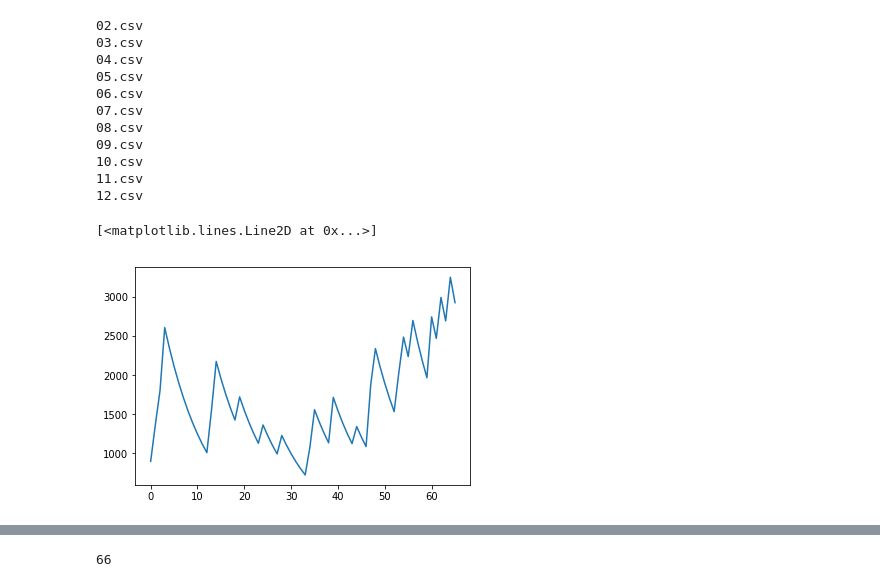
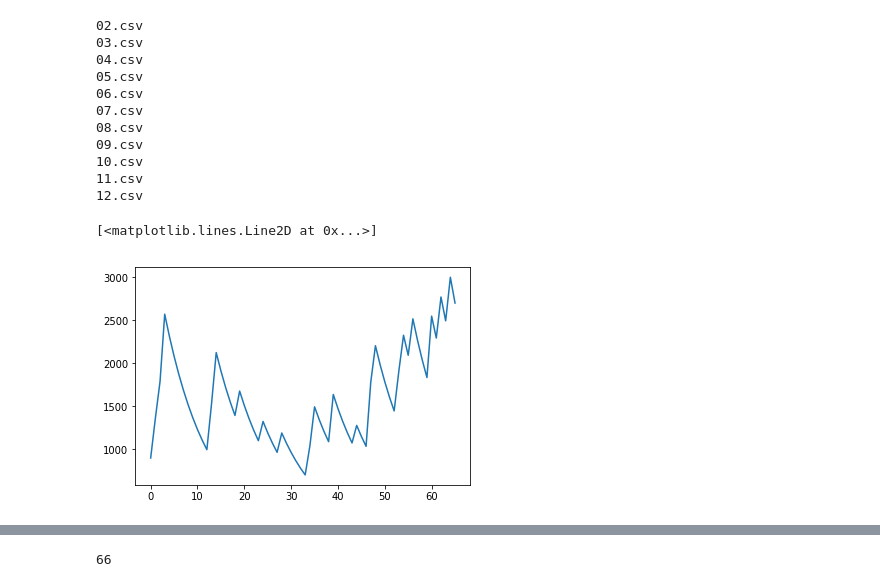
Before and after one commit to greenster3000/fun, a Jupyter notebook: notebooks/elo.ipynb, the cells around one changed output, grey strips where cells are left out. Cells and saved outputs as stored; diff of their text form; code cells hidden in the pictures.

```diff
--- a/notebooks/elo.ipynb
+++ b/notebooks/elo.ipynb
@@ -253,5 +257 @@ df["odds_loss"] = 1 / df.BbMxA
-# %%
-df["win_diff"] =  df.p_win - df.odds_win
-df["draw_diff"] = df.p_draw - df.odds_draw
-df["loss_diff"] = df.p_loss - df.odds_loss
 # %%
@@ -278,15 +278,15 @@ total_staked = 0
 total_won = 0
 money_history = []
 # for row in df[(df.loss_diff < -0.3) & (df.expected < 0.6) & (df.expected > 0.4)].itertuples():
-for row in df[(df.loss_diff < -0.2)].itertuples():
+for row in df[(df.home_diff > 20)].itertuples():
 
     stake = money * percent
     money -= stake
     total_staked += stake
 
-    if row.FTR == "A":
-        money += row.BbMxA * 0.99 * stake
-        total_won += row.BbMxA * 0.99 * stake
+    if row.FTR == "H":
+        money += row.BbMxH * 0.99 * stake
+        total_won += row.BbMxH * 0.99 * stake
     money_history.append(money)
 plt.plot(money_history)
 # %% [output]
@@ -311,7 +311,7 @@ percent = 0.1
 money_history = []
 total_staked = 0
 total_won = 0
-for row in df[(df.win_diff > 0.2) & (df.expected < 0.7) & (df.expected > 0.3)].itertuples():
+for row in df[(df.home_diff > 20) & (df.expected < 0.7) & (df.expected > 0.3)].itertuples():
 # for row in df[(df.win_diff > 0.2)].itertuples():
     stake = money * percent
     money -= stake
@@ -644,25 +646,27 @@ df["odds_loss"] = 1 / df.BbMxA
 df["win_diff"] =  df.p_win - df.odds_win
 df["draw_diff"] = df.p_draw - df.odds_draw
 df["loss_diff"] = df.p_loss - df.odds_loss
+# %%
+df_late = df[df.Date > pd.datetime(2002, 7, 1)]
 # %%
 money = 1000
 percent = 0.1
 money_history = []
 total_staked = 0
 total_won = 0
-for row in df[(df.win_diff > 0.2) & (df.expected < 0.7) & (df.expected > 0.3)].itertuples():
+for row in df_late[(df_late.win_diff > 0.2) & (df_late.expected < 0.7) & (df_late.expected > 0.3)].itertuples():
 # for row in df[(df.win_diff > 0.2)].itertuples():
     stake = money * percent
     money -= stake
     total_staked += stake
     if row.FTR == "H":
-        money += row.BbMxH * 0.99 * stake
-        total_won += row.BbMxH * 0.99 * stake
+        money += row.BbMxH * 0.978 * stake
+        total_won += row.BbMxH * 0.978 * stake
     money_history.append(money)
 plt.plot(money_history)
 # %% [output]
 [<matplotlib.lines.Line2D at 0x...>]
-[figure, old version]
+[figure, new version]
 # %%
 money
 # %% [output]
```
Also changed, not shown: parts of 12 cells of this notebook, 5 other files.
